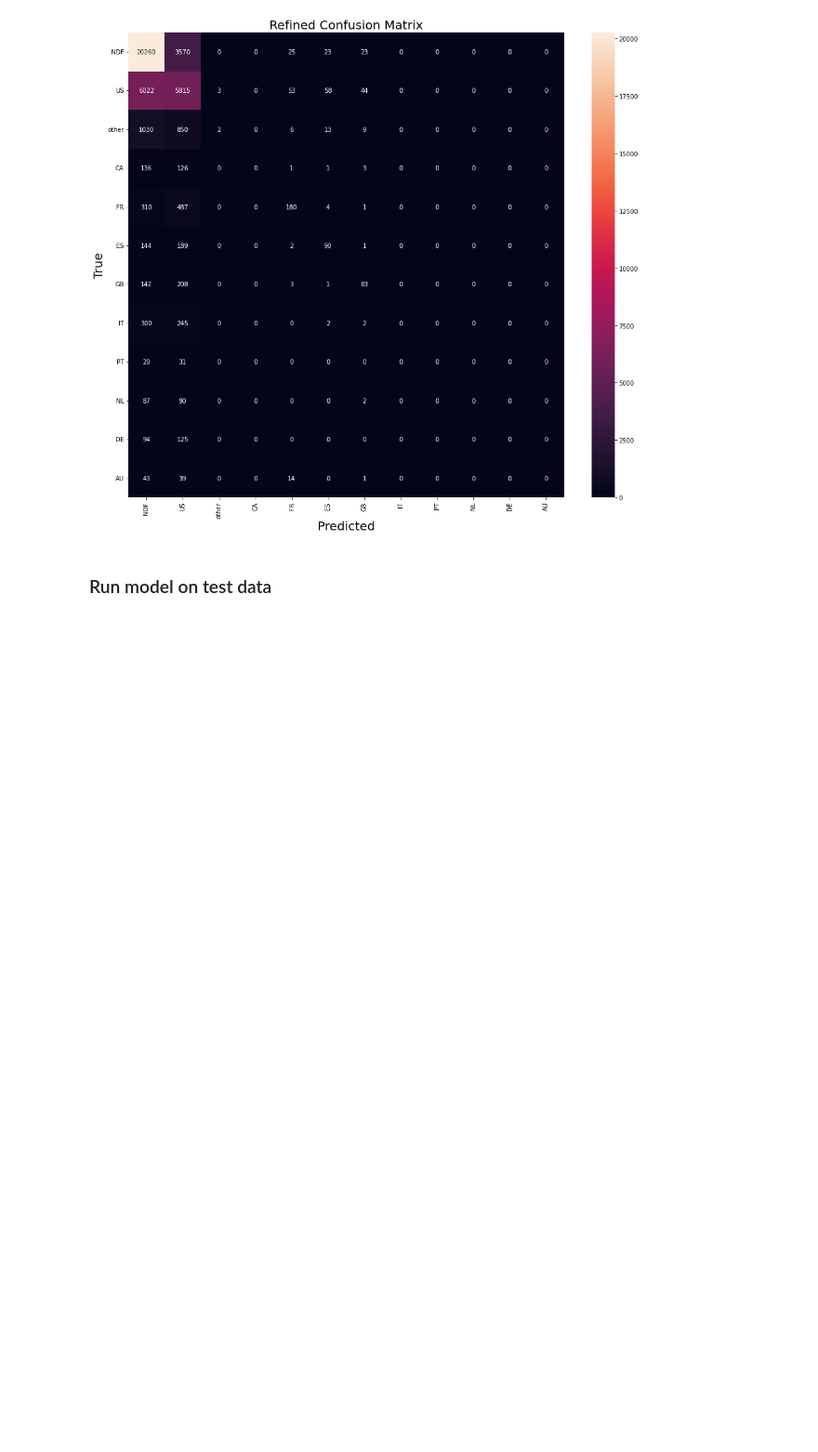
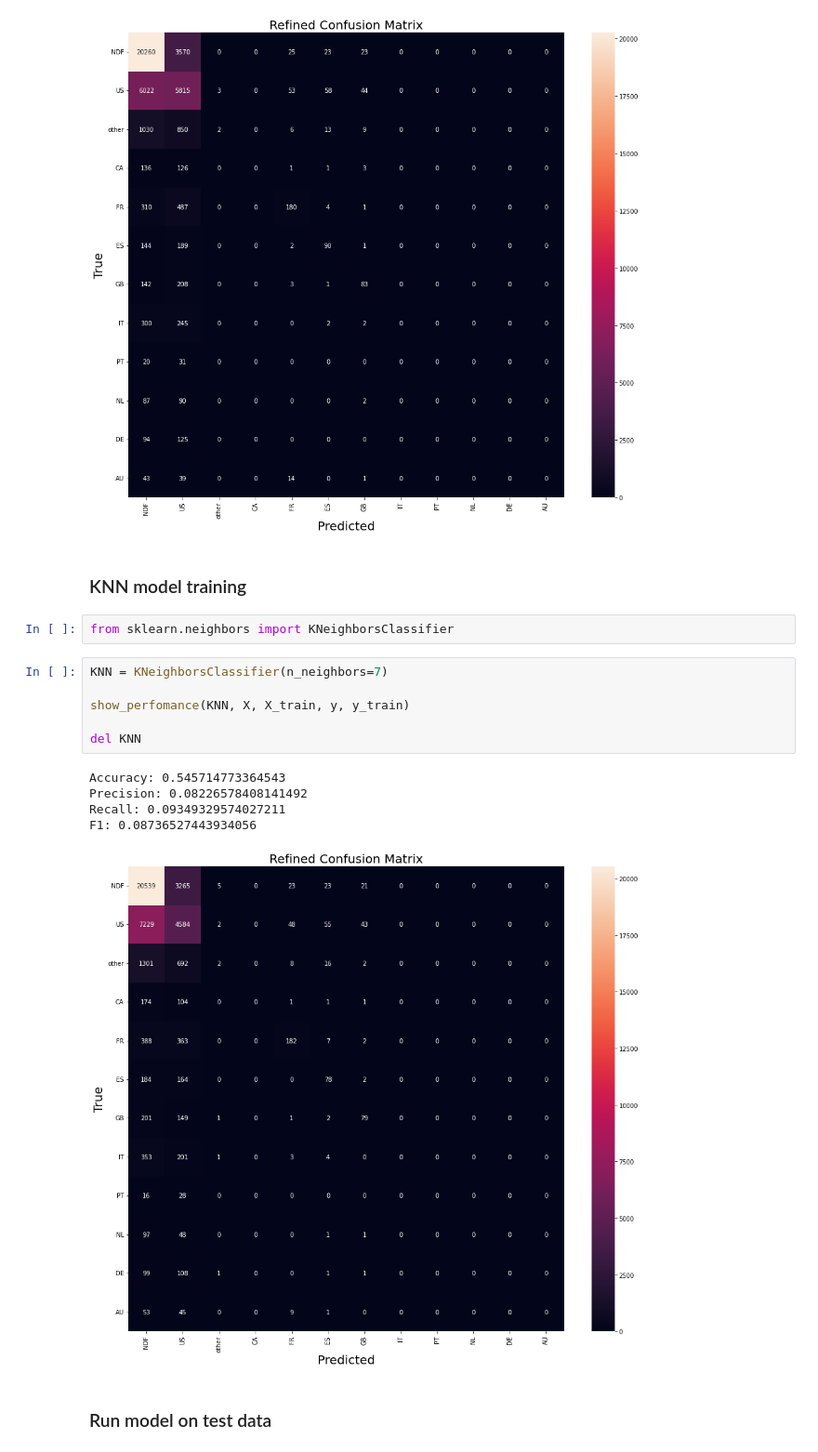
Before and after one commit to fondyu530/ml_task, a Jupyter notebook: ML_model_training.ipynb, the cells around one changed output. Shown: that part at 93% size. Drawn from its saved outputs; the diff is of its cells as text; blank space fills up the shorter version.

```diff
--- a/ML_model_training.ipynb
+++ b/ML_model_training.ipynb
@@ -232,6 +232,22 @@ Precision: 0.25437978136708644
 Recall: 0.16064051772282006
 F1: 0.17771687579169573
 [figure]
+# %% [markdown]
+### KNN model training
+# %%
+from sklearn.neighbors import KNeighborsClassifier
+# %%
+KNN = KNeighborsClassifier(n_neighbors=7)
+
+show_perfomance(KNN, X, X_train, y, y_train)
+
+del KNN
+# %% [output]
+Accuracy: 0.545714773364543
+Precision: 0.08226578408141492
+Recall: 0.09349329574027211
+F1: 0.08736527443934056
+[figure, added]
 # %% [markdown]
 ### Run model on test data
 # %%
```
Also changed, not shown: 5 other files.
